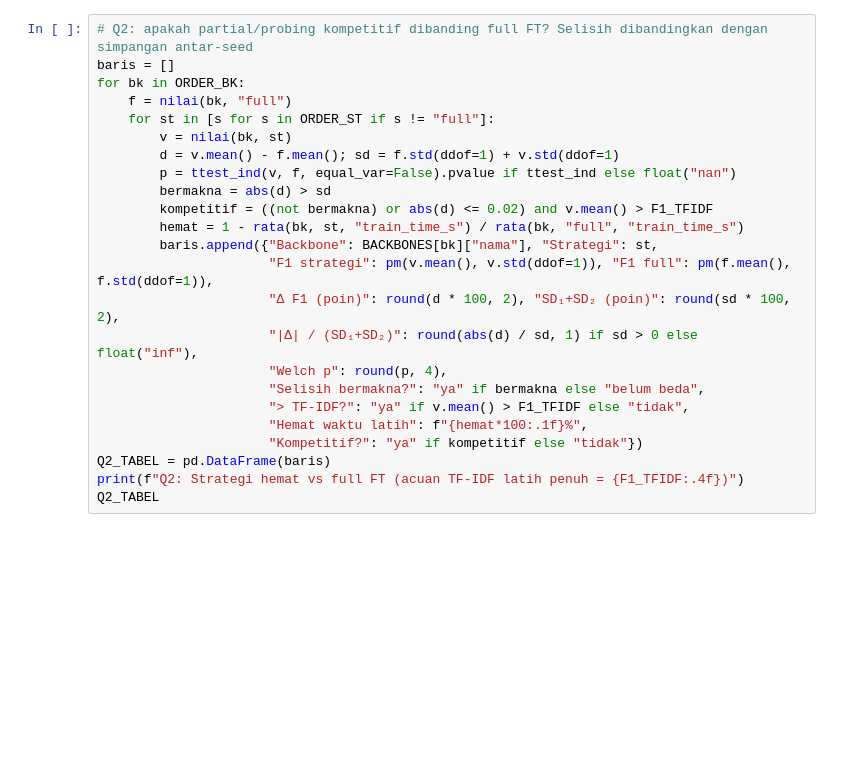
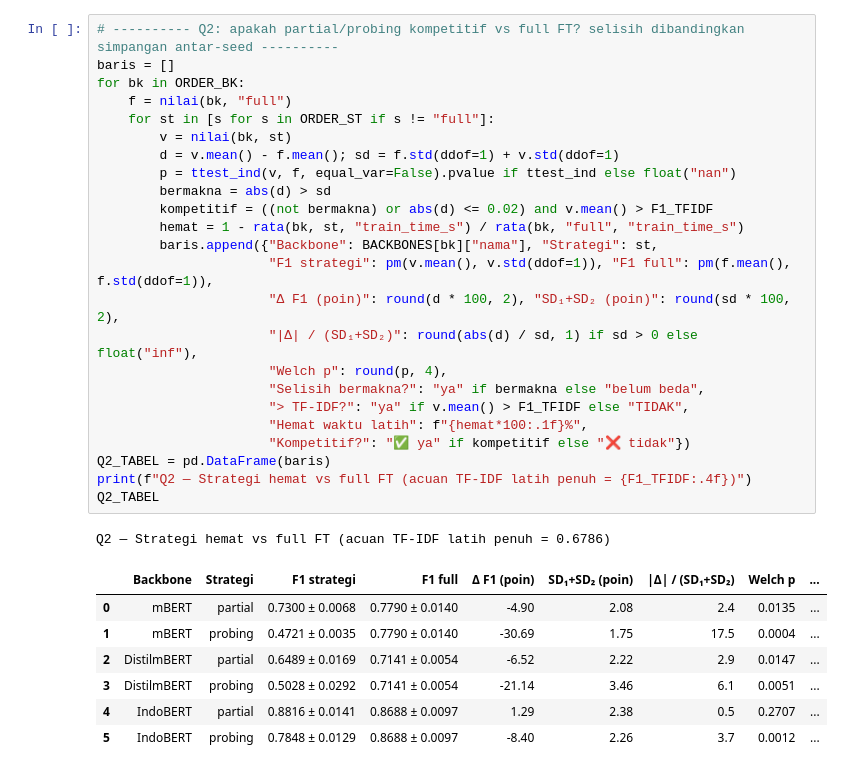
Before and after one commit to 123140003-MuhammadFadhilahAkbar/Studio-Proyek-3_NLP, a Jupyter notebook: Studio_Proyek_3_FineTuning_SmSA.ipynb, the cells around one changed output. Drawn from its saved outputs; the diff is of its cells as text; blank space fills up the shorter version.

```diff
--- a/Studio_Proyek_3_FineTuning_SmSA.ipynb
+++ b/Studio_Proyek_3_FineTuning_SmSA.ipynb
@@ -1165,25 +1383,34 @@ display(pts.loc[pts["Pareto (F1 vs latensi)"] == "ya", ["backbone", "strategi",
 # %%
-# Q2: apakah partial/probing kompetitif dibanding full FT? Selisih dibandingkan dengan simpangan antar-seed
+# ---------- Q2: apakah partial/probing kompetitif vs full FT? selisih dibandingkan simpangan antar-seed ----------
 baris = []
 for bk in ORDER_BK:
     f = nilai(bk, "full")
     for st in [s for s in ORDER_ST if s != "full"]:
         v = nilai(bk, st)
         d = v.mean() - f.mean(); sd = f.std(ddof=1) + v.std(ddof=1)
         p = ttest_ind(v, f, equal_var=False).pvalue if ttest_ind else float("nan")
         bermakna = abs(d) > sd
         kompetitif = ((not bermakna) or abs(d) <= 0.02) and v.mean() > F1_TFIDF
         hemat = 1 - rata(bk, st, "train_time_s") / rata(bk, "full", "train_time_s")
         baris.append({"Backbone": BACKBONES[bk]["nama"], "Strategi": st,
                       "F1 strategi": pm(v.mean(), v.std(ddof=1)), "F1 full": pm(f.mean(), f.std(ddof=1)),
                       "Δ F1 (poin)": round(d * 100, 2), "SD₁+SD₂ (poin)": round(sd * 100, 2),
                       "|Δ| / (SD₁+SD₂)": round(abs(d) / sd, 1) if sd > 0 else float("inf"),
                       "Welch p": round(p, 4),
                       "Selisih bermakna?": "ya" if bermakna else "belum beda",
-                      "> TF-IDF?": "ya" if v.mean() > F1_TFIDF else "tidak",
+                      "> TF-IDF?": "ya" if v.mean() > F1_TFIDF else "TIDAK",
                       "Hemat waktu latih": f"{hemat*100:.1f}%",
-                      "Kompetitif?": "ya" if kompetitif else "tidak"})
+                      "Kompetitif?": "✅ ya" if kompetitif else "❌ tidak"})
 Q2_TABEL = pd.DataFrame(baris)
-print(f"Q2: Strategi hemat vs full FT (acuan TF-IDF latih penuh = {F1_TFIDF:.4f})")
+print(f"Q2 — Strategi hemat vs full FT (acuan TF-IDF latih penuh = {F1_TFIDF:.4f})")
 Q2_TABEL
+# %% [output]
+Q2 — Strategi hemat vs full FT (acuan TF-IDF latih penuh = 0.6786)
+|  | Backbone | Strategi | F1 strategi | F1 full | Δ F1 (poin) | SD₁+SD₂ (poin) | |Δ| / (SD₁+SD₂) | Welch p | ... |
+| 0 | mBERT | partial | 0.7300 ± 0.0068 | 0.7790 ± 0.0140 | -4.90 | 2.08 | 2.4 | 0.0135 | ... |
+| 1 | mBERT | probing | 0.4721 ± 0.0035 | 0.7790 ± 0.0140 | -30.69 | 1.75 | 17.5 | 0.0004 | ... |
+| 2 | DistilmBERT | partial | 0.6489 ± 0.0169 | 0.7141 ± 0.0054 | -6.52 | 2.22 | 2.9 | 0.0147 | ... |
+| 3 | DistilmBERT | probing | 0.5028 ± 0.0292 | 0.7141 ± 0.0054 | -21.14 | 3.46 | 6.1 | 0.0051 | ... |
+| 4 | IndoBERT | partial | 0.8816 ± 0.0141 | 0.8688 ± 0.0097 | 1.29 | 2.38 | 0.5 | 0.2707 | ... |
+| 5 | IndoBERT | probing | 0.7848 ± 0.0129 | 0.8688 ± 0.0097 | -8.40 | 2.26 | 3.7 | 0.0012 | ... |
 # %%
```
Also changed, not shown: parts of 53 cells of this notebook, 23 other files.
